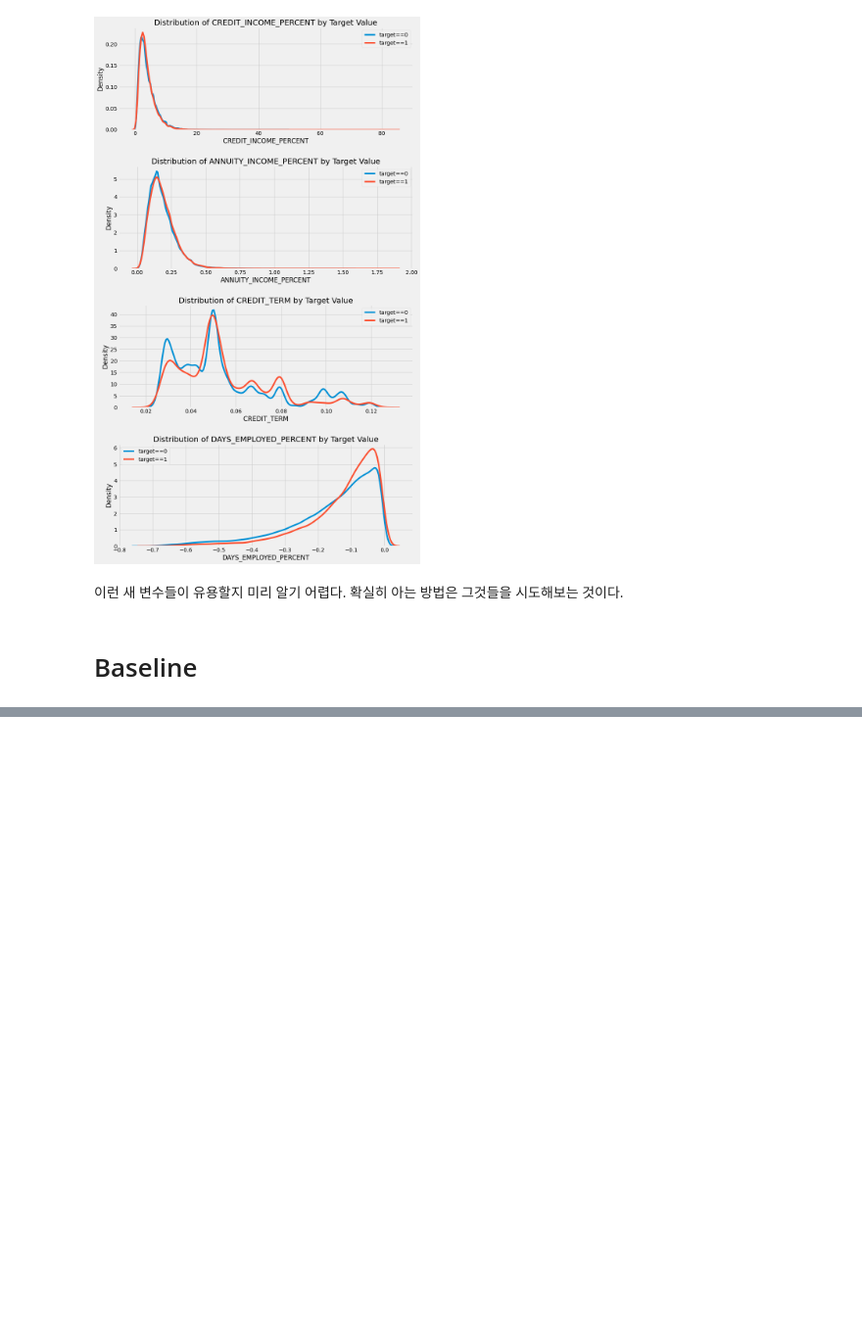
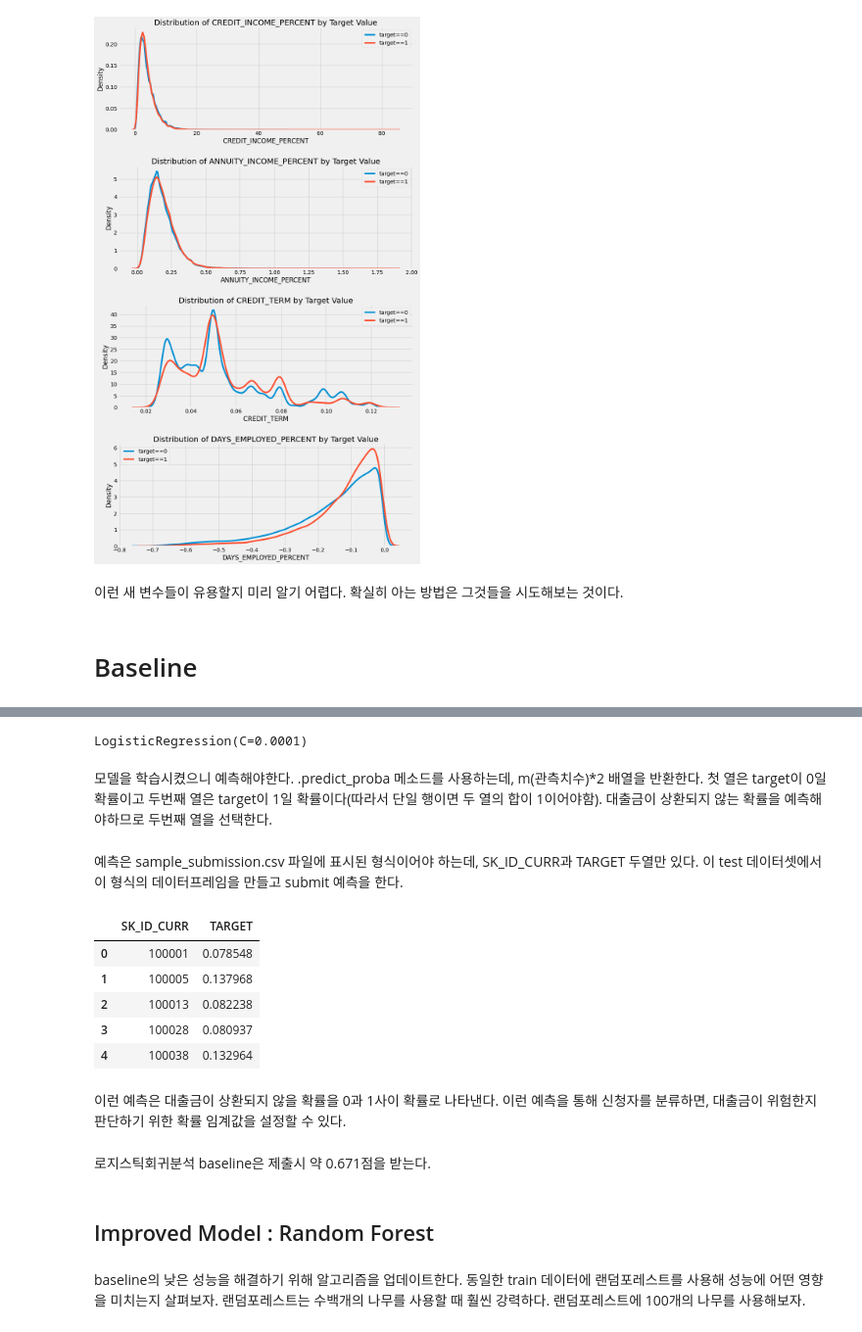
Before and after one commit to Haebuk/kagglestudy, a Jupyter notebook: Home credit competition/home_1_시온.ipynb, the cells around one changed output, grey strips where cells are left out. Shown at 98% size. Cells and saved outputs as stored; diff of their text form; code cells hidden in the pictures; blank space fills up the shorter version.

```diff
--- a/Home credit competition/home_1_시온.ipynb
+++ b/Home credit competition/home_1_시온.ipynb
@@ -702,0 +711,26 @@ plt.tight_layout(h_pad = 2.5)
+# %%
+from sklearn.preprocessing import MinMaxScaler
+
+# train 데이터에서 target 제거
+if 'TARGET' in app_train:
+    train = app_train.drop(columns=['TARGET'])
+else:
+    train = app_train.copy()
+
+features = list(train.columns)  # 변수 이름
+test = app_test.copy()
+
+imputer = SimpleImputer(strategy='median')  # 결측값을 중위수로 대체
+scaler = MinMaxScaler(feature_range=(0,1))  # 0-1로 각 변수 스케일
+imputer.fit(train)  # train 데이터 fit
+
+train = imputer.transform(train)
+test = imputer.transform(app_test)
+
+# scaler에 대해 반복
+scaler.fit(train)
+train = scaler.transform(train)
+test = scaler.transform(test)
+
+print('Training data shape :', train.shape)
+print('Testing data shape :', test.shape)
@@ -702,0 +744,27 @@ plt.tight_layout(h_pad = 2.5)
+# %%
+from sklearn.linear_model import LogisticRegression
+log_reg = LogisticRegression(C=0.0001)  # 지정된 정규화 파라미터로 모델 생성
+log_reg.fit(train, train_labels)  # train 데이터 학습
+# %% [output]
+LogisticRegression(C=0.0001)
+# %% [markdown]
+모델을 학습시켰으니 예측해야한다. .predict_proba 메소드를 사용하는데, m(관측치수)*2 배열을 반환한다. 첫 열은 target이 0일 확률이고 두번째 열은 target이 1일 확률이다(따라서 단일 행이면 두 열의 합이 1이어야함). 대출금이 상환되지 않는 확률을 예측해야하므로 두번째 열을 선택한다.
+# %%
+log_reg_pred = log_reg.predict_proba(test)[:,1]  # 예측 및 두번째 열만 선택
+# %% [markdown]
+예측은 sample_submission.csv 파일에 표시된 형식이어야 하는데, SK_ID_CURR과 TARGET 두열만 있다. 이 test 데이터셋에서 이 형식의 데이터프레임을 만들고 submit 예측을 한다.
+# %%
+# Submission dataframe
+submit = app_test[['SK_ID_CURR']]
+submit['TARGET'] = log_reg_pred
+
+submit.head()
+# %% [output]
+|  | SK_ID_CURR | TARGET |
+| 0 | 100001 | 0.078548 |
+| 1 | 100005 | 0.137968 |
+| 2 | 100013 | 0.082238 |
+| 3 | 100028 | 0.080937 |
+| 4 | 100038 | 0.132964 |
+# %% [markdown]
+이런 예측은 대출금이 상환되지 않을 확률을 0과 1사이 확률로 나타낸다. 이런 예측을 통해 신청자를 분류하면, 대출금이 위험한지 판단하기 위한 확률 임계값을 설정할 수 있다.
@@ -702,0 +773,6 @@ plt.tight_layout(h_pad = 2.5)
+# %% [markdown]
+로지스틱회귀분석 baseline은 제출시 약 0.671점을 받는다.
+# %% [markdown]
+## Improved Model : Random Forest
+# %% [markdown]
+baseline의 낮은 성능을 해결하기 위해 알고리즘을 업데이트한다. 동일한 train 데이터에 랜덤포레스트를 사용해 성능에 어떤 영향을 미치는지 살펴보자. 랜덤포레스트는 수백개의 나무를 사용할 때 훨씬 강력하다. 랜덤포레스트에 100개의 나무를 사용해보자.
```
Also changed, not shown: parts of 10 cells of this notebook.
